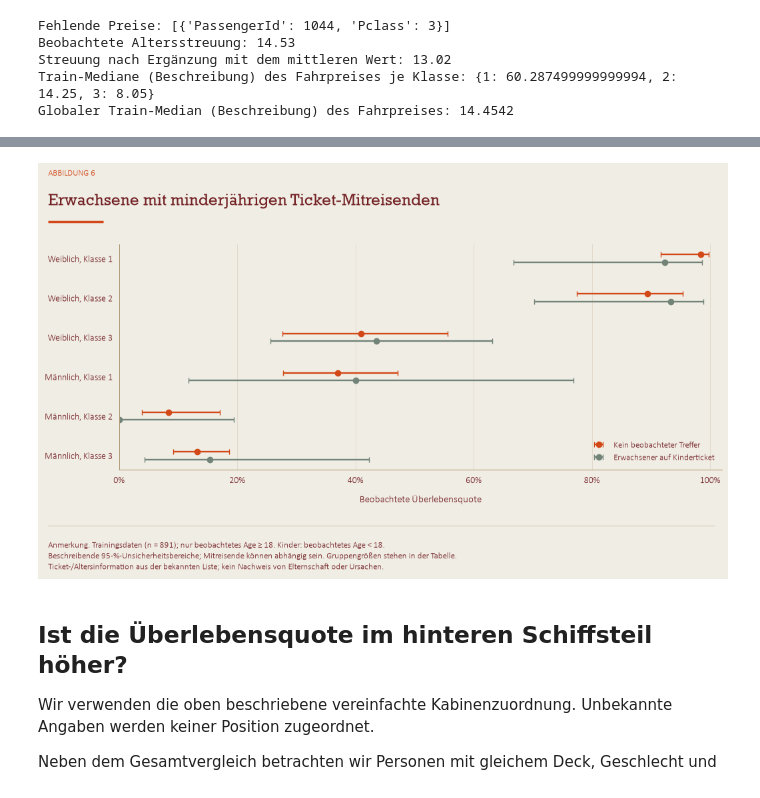
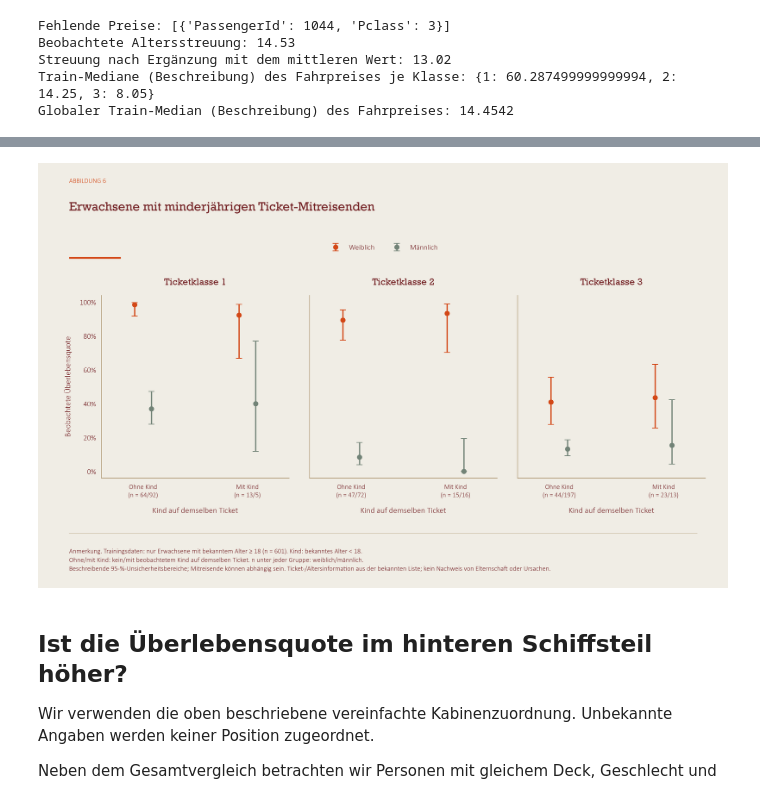
Before and after one commit to TheLeoMag/DSM-Fallstudie, a Jupyter notebook: 02_Feature_Engineering_und_Auswahl.ipynb, the cells around one changed output, grey strips where cells are left out. Saved outputs shown, nothing was run; the diff lists cells and outputs as text; code cells hidden in the pictures.

```diff
--- a/02_Feature_Engineering_und_Auswahl.ipynb
+++ b/02_Feature_Engineering_und_Auswahl.ipynb
@@ -629,17 +628,26 @@ Das ist eine beschreibende Angleichung der Gruppenzusammensetzung, keine vollst
 # %%
-schichten = erwachsene.groupby(['Sex', 'Pclass']).size().index
-fig, ax = plt.subplots(figsize=(11, 6.5))
-for flag, versatz, farbe, text in [(0, -0.1, COLORS['accent1'], 'Kein beobachteter Treffer'), (1, 0.1, COLORS['accent3'], 'Erwachsener auf Kinderticket')]:
-    werte = quoten.xs(flag, level='ErwachsenerKinderticket').reindex(schichten)
-    ax.errorbar(werte.Überlebensquote, np.arange(len(schichten)) + versatz, xerr=[werte.Überlebensquote - werte.Untergrenze, werte.Obergrenze - werte.Überlebensquote], fmt='o', capsize=3, color=farbe, label=text)
-labels = [('Weiblich' if sex == 'female' else 'Männlich') + f', Klasse {klasse}' for sex, klasse in schichten]
-ax.set(yticks=np.arange(len(schichten)), yticklabels=labels, xlabel='Beobachtete Überlebensquote', xlim=(0, 1.02))
-ax.invert_yaxis()
-ax.xaxis.set_major_formatter(PercentFormatter(1))
-ax.legend(loc='lower right', fontsize=9)
-save_leaf_figure(fig, '6', 'Erwachsene mit minderjährigen Ticket-Mitreisenden', 'Train (n = 891); nur beobachtetes Age ≥ 18. Kinder: beobachtetes Age < 18.\nBeschreibende 95-%-Unsicherheitsbereiche; Mitreisende können abhängig sein. Gruppengrößen stehen in der Tabelle.\nTicket-/Altersinformation aus der bekannten Liste; kein Nachweis von Elternschaft oder Ursachen.', ABBILDUNGEN / '06_kinderticket_survival')
+fig, achsen = plt.subplots(1, 3, figsize=(13, 8), sharey=True)
+kinderticket_gruppen = [0, 1]
+x = np.arange(len(kinderticket_gruppen))
+for klasse, ax in enumerate(achsen, start=1):
+    for sex, versatz, farbe, text in [('female', -0.08, COLORS['accent1'], 'Weiblich'), ('male', 0.08, COLORS['accent3'], 'Männlich')]:
+        g = quoten.xs((sex, klasse), level=['Sex', 'Pclass']).reindex(kinderticket_gruppen)
+        beobachtet = g.Personen.gt(0)
+        werte = g.loc[beobachtet]
+        ax.errorbar(x[beobachtet] + versatz, werte.Überlebensquote, yerr=[(werte.Überlebensquote - werte.Untergrenze).clip(lower=0), (werte.Obergrenze - werte.Überlebensquote).clip(lower=0)], fmt='o', markersize=6, capsize=4, color=farbe, label=text)
+    counts = quoten.xs(klasse, level='Pclass').Personen.unstack('Sex').reindex(index=kinderticket_gruppen, columns=['female', 'male']).fillna(0).astype(int)
+    labels = [f"{text}\n(n = {counts.loc[flag, 'female']}/{counts.loc[flag, 'male']})" for flag, text in [(0, 'Ohne Kind'), (1, 'Mit Kind')]]
+    ax.set(title=f'Ticketklasse {klasse}', xticks=x, xticklabels=labels, xlabel='Kind auf demselben Ticket', ylim=(-0.04, 1.04), xlim=(-0.4, 1.4))
+    ax.tick_params(axis='x', labelsize=9)
+    ax.set_yticks(np.arange(0, 1.01, 0.2))
+    ax.yaxis.set_major_formatter(PercentFormatter(1))
+    ax.grid(axis='y', alpha=0.18)
+achsen[0].set_ylabel('Beobachtete Überlebensquote')
+handles, labels = achsen[0].get_legend_handles_labels()
+fig.legend(handles, labels, loc='upper center', bbox_to_anchor=(0.5, 0.88), ncol=2)
+save_leaf_figure(fig, '6', 'Erwachsene mit minderjährigen Ticket-Mitreisenden', f'Trainingsdaten: nur Erwachsene mit bekanntem Alter ≥ 18 (n = {len(erwachsene)}). Kind: bekanntes Alter < 18.\nOhne/mit Kind: kein/mit beobachtetem Kind auf demselben Ticket. n unter jeder Gruppe: weiblich/männlich.\nBeschreibende 95-%-Unsicherheitsbereiche; Mitreisende können abhängig sein. Ticket-/Altersinformation aus der bekannten Liste; kein Nachweis von Elternschaft oder Ursachen.', ABBILDUNGEN / '06_kinderticket_survival')
 # %% [output]
-[figure, old version]
+[figure, new version]
 # %% [markdown]
 ## Ist die Überlebensquote im hinteren Schiffsteil höher?
 
```
Also changed, not shown: parts of 7 cells of this notebook, 36 other files.
